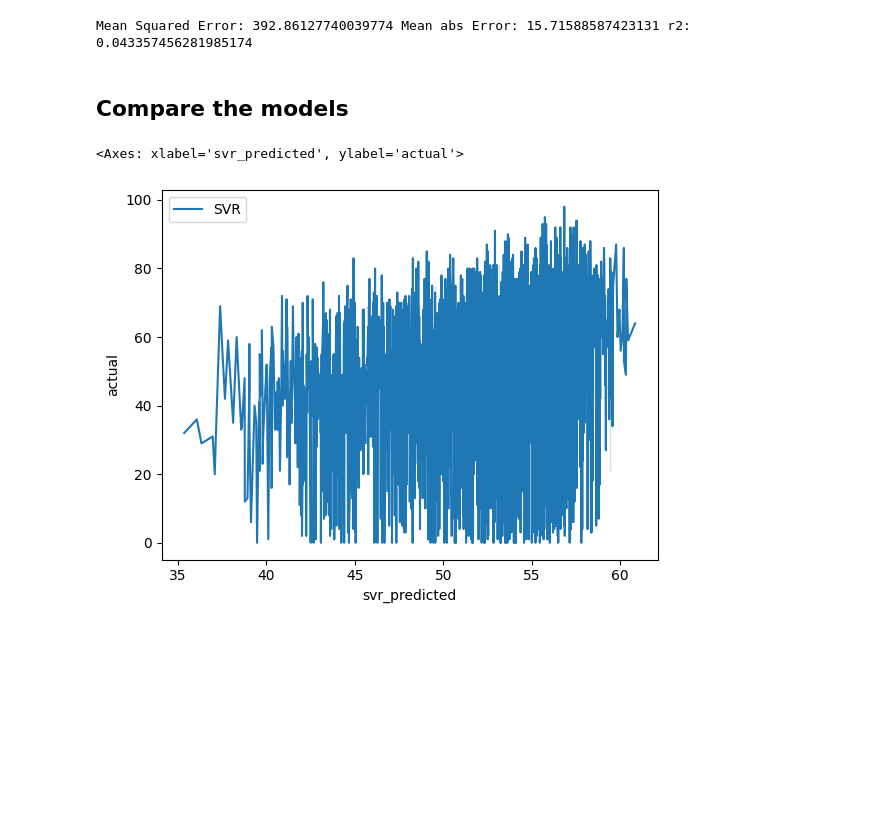
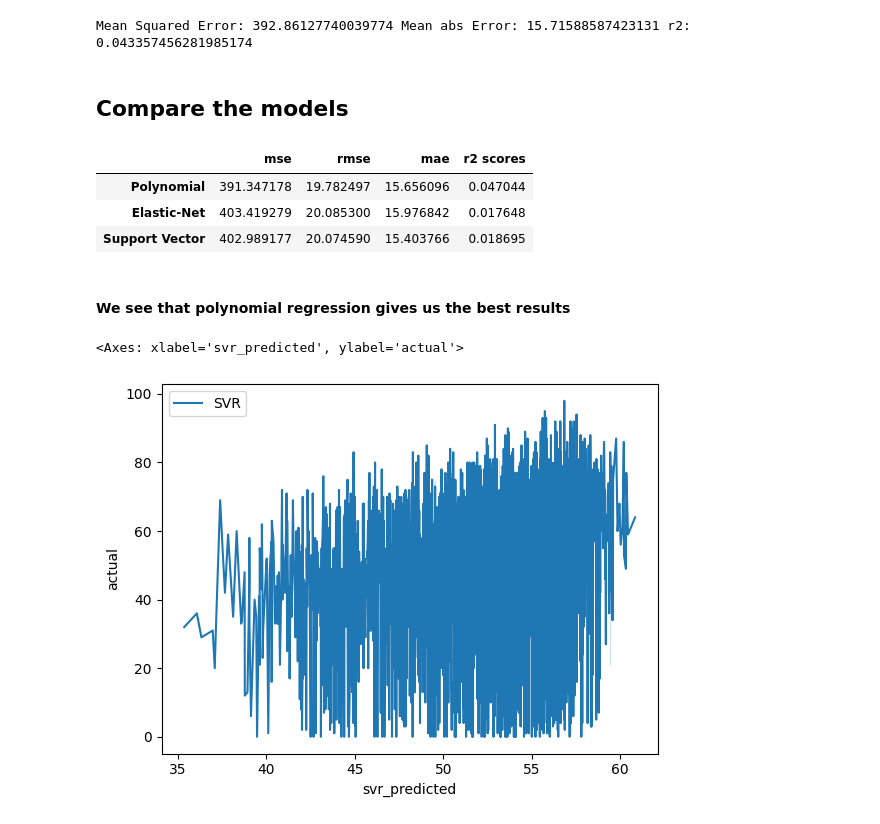
Before and after one commit to mahnsi/Group22FinalProject, a Jupyter notebook: group22FinalProject.ipynb, the cells around one changed output. Saved outputs shown, nothing was run; the diff lists cells and outputs as text; code cells hidden in the pictures; blank space fills up the shorter version.

```diff
--- a/group22FinalProject.ipynb
+++ b/group22FinalProject.ipynb
@@ -300,5 +315,10 @@ pr_model.fit(X_train_poly, y_train)
 
 pr_y_pred = pr_model.predict(X_test_poly)
 
-print(mse(y_test, pr_y_pred), mae(y_test, pr_y_pred), r2s(y_test, pr_y_pred))
+#calculate metrics
+pr_mse = mse(y_test, pr_y_pred)
+pr_rmse = np.sqrt(pr_mse)
+pr_mae = mae(y_test, pr_y_pred)
+pr_r2s = r2s(y_test, pr_y_pred)
+print(pr_mse, pr_rmse, pr_mae, pr_r2s)
 # %% [output]
@@ -352,4 +372,6 @@ enr = enr_grid_search.best_estimator_
 enr_pred = enr.predict(X_test)
 
 enr_mse = mse(y_test, enr_pred)
-print("Mean Squared Error:", enr_mse)
+enr_rmse = np.sqrt(enr_mse)
+enr_mae = mae(y_test, enr_pred)
+enr_r2s = r2s(y_test, enr_pred)
@@ -382,5 +402,6 @@ svr_model = svr_grid_search.best_estimator_
 svr_y_pred = svr_model.predict(X_test)
 
 svr_mse = mse(y_test, svr_y_pred)
-
-print("Mean Squared Error:", svr_mse)
+svr_rmse = np.sqrt(svr_mse)
+svr_mae = mae(y_test, svr_y_pred)
+svr_r2s = r2s(y_test, svr_y_pred)
@@ -408,6 +427,29 @@ Mean Squared Error: 392.86127740039774 Mean abs Error: 15.71588587423131 r2: 0.0
 ## Compare the models
 # %%
 from sklearn.metrics import accuracy_score
+# %%
+# Create a table to show metrics of all 3 models.
+# Metrics include Mean squared error, root mean squared error, mean absolute error, and r2 score
+mse  = [pr_mse, enr_mse, svr_mse]
+rmse = [pr_rmse, enr_rmse, svr_rmse]
+mae  = [pr_mae, enr_mae, svr_mae]
+rscores = [pr_r2s, enr_r2s, svr_r2s]
+
+metrics = pd.DataFrame({
+    'mse': mse,
+    'rmse': rmse,
+    'mae': mae,
+    'r2 scores': rscores
+}, index=['Polynomial', 'Elastic-Net', 'Support Vector'])
+
+metrics
+# %% [output]
+|  | mse | rmse | mae | r2 scores |
+| Polynomial | 391.347178 | 19.782497 | 15.656096 | 0.047044 |
+| Elastic-Net | 403.419279 | 20.085300 | 15.976842 | 0.017648 |
+| Support Vector | 402.989177 | 20.074590 | 15.403766 | 0.018695 |
+# %% [markdown]
+#### We see that polynomial regression gives us the best results
 # %%
 df = pd.DataFrame({
     'svr_predicted': svr_y_pred,
```
Also changed, not shown: parts of 28 cells of this notebook.
